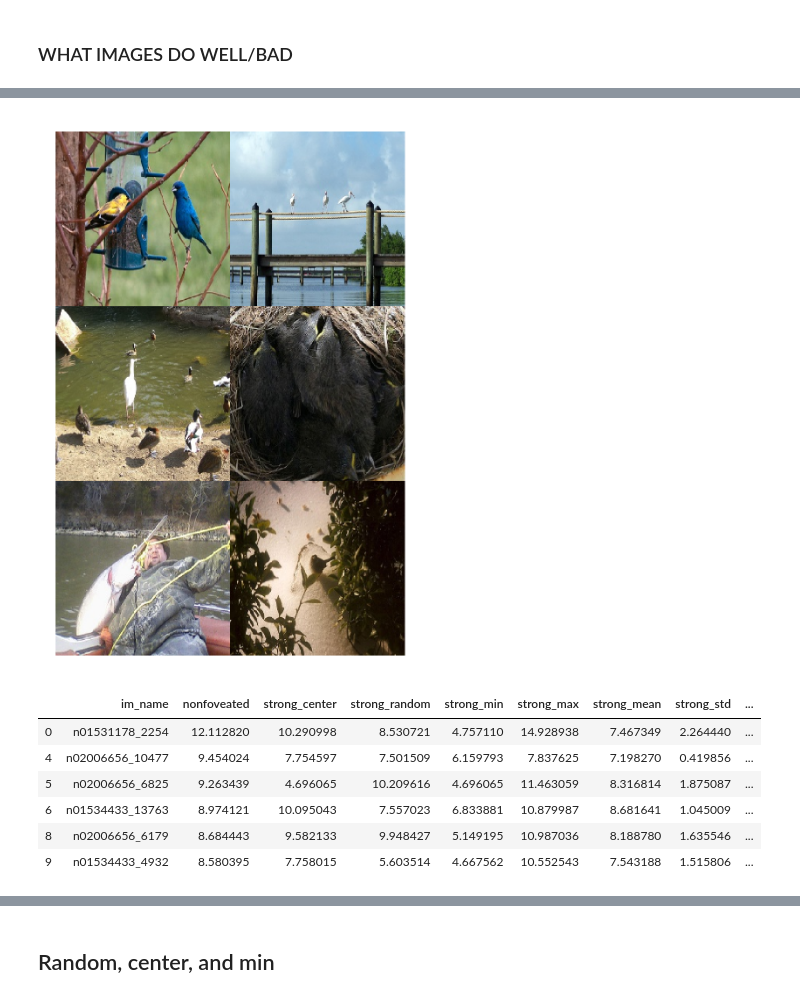
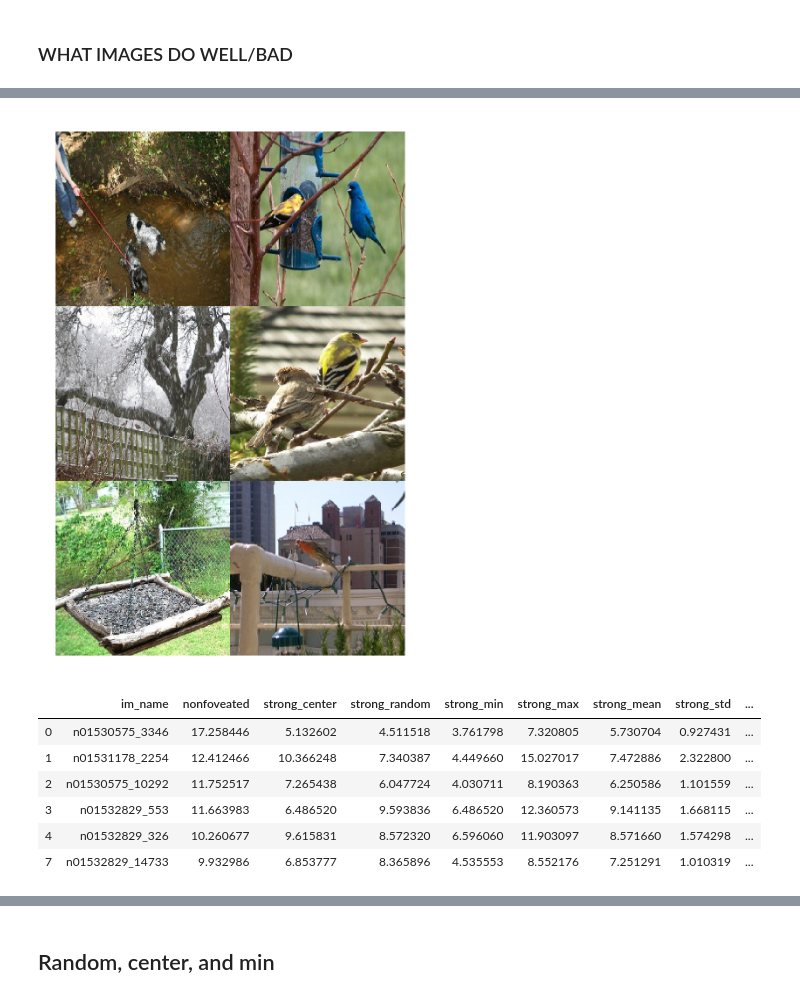
Before and after one commit to JohanvandenHeuvel/UsingASecondaryNetworkForFoveationInComputerVision, a Jupyter notebook: analysis_data.ipynb, the cells around one changed output, grey strips where cells are left out. Saved outputs shown, nothing was run; the diff lists cells and outputs as text; code cells hidden in the pictures.

Commit message:
added lots of new Q-tables and changes some parameters

```diff
--- a/analysis_data.ipynb
+++ b/analysis_data.ipynb
@@ -14,12 +14,16 @@ from ipywidgets import interact
 ## Creating dataframe
 # %%
 # csv containing Q_table
-Q_Table_nonfoveated = pd.read_csv('Q_tables/Q_table_nonfoveated.csv', sep=',')
-Q_Table_strong = pd.read_csv('Q_tables/Q_table_strongfoveated.csv', sep=',')
-Q_Table_weak = pd.read_csv('Q_tables/Q_table_weakfoveated.csv', sep=',')
+Q_Table_nonfoveated = pd.read_csv('Q_tables/Q_table_nonfoveated_first10.csv', sep=',')
+Q_Table_strong = pd.read_csv('Q_tables/Q_table_strongfoveated_first10.csv', sep=',')
+Q_Table_weak = pd.read_csv('Q_tables/Q_table_weakfoveated_first10.csv', sep=',')
 
 im_name = Q_Table_nonfoveated['class']
 nonfoveated = Q_Table_nonfoveated['score']
+
+#non-foveated misses 3 classes
+Q_Table_strong = Q_Table_strong[Q_Table_strong['class'].isin(im_name)].reset_index(drop=True)
+Q_Table_weak = Q_Table_weak[Q_Table_weak['class'].isin(im_name)].reset_index(drop=True)
 
 strong_center = Q_Table_strong['(2, 2)']
 strong_mean = Q_Table_strong.mean(axis=1)
@@ -164,7 +169,7 @@ fig.text(0.5, 0.04, 'cutoff range', ha='center', va='center')
 ax.plot(list(percentages_mean))
 ax.plot(list(percentages_min))
 ax.set(yticks=np.linspace(0,100,21), ylabel='% foveated better than nonfoveated')
-ax.set_xlim(0, 1000)
+ax.set_xlim(0, 3000)
 ax.spines['right'].set_visible(False)
 ax.yaxis.tick_left()
 
@@ -174,7 +179,7 @@ ax2.plot(list(percentages_min))
 # ax.ylabel('percentage % better then nonfoveated')
 # ax.xlabel('cutoff range')
 ax2.legend(['mean', 'min'])
-ax2.set_xlim(4000,6500)
+ax2.set_xlim(10000,len(result))
 ax2.spines['left'].set_visible(False)
 ax2.tick_params(left=False)  # don't put tick labels at the left
 
@@ -201,14 +206,16 @@ def find(name, path):
         if name in files:
             return os.path.join(root, name)
 # %%
-cutoff = 12
+cutoff = 15
 
 betterFoveated = result[:cutoff].loc[result['nonfoveated'][:cutoff] > result['weak_mean'][:cutoff]]
 im_names_better = list(betterFoveated['im_name'])
-im_paths_better = [find(im_name + '.jpg', 'E:\\ILSVRC2017\\nofoveation') for im_name in im_names_better]
+im_paths_better = [find(im_name + '.jpg', 'E:\\ILSVRC2017\\10classesfirst\\nofoveation') for im_name in im_names_better]
 images_better = [cv2.imread(path) for path in im_paths_better]
 
 worseFoveated = result[:cutoff].loc[result['nonfoveated'][:cutoff] < result['weak_mean'][:cutoff]]
 im_names_worse =list(worseFoveated['im_name'])
-im_paths_worse = [find(im_name+ '.jpg', 'E:\\ILSVRC2017\\nofoveation') for im_name in im_names_worse]
+im_paths_worse = [find(im_name+ '.jpg', 'E:\\ILSVRC2017\\10classesfirst\\nofoveation') for im_name in im_names_worse]
 images_worse = [cv2.imread(path) for path in im_paths_worse]
+
+print(len(images_better), len(images_worse))
@@ -247,33 +274,31 @@ worseFoveated
 # %%
 nrow = 3
 ncol = 2
 
 fig = plt.figure(figsize=(ncol+1, nrow+1), dpi=400)
 
 gs = gridspec.GridSpec(nrow, ncol,
          wspace=0.0, hspace=0.0,
          top=1.-0.5/(nrow+1), bottom=0.5/(nrow+1),
          left=0.5/(ncol+1), right=1-0.5/(ncol+1))
 
 for i in range(nrow):
     for j in range(ncol):
         im = images_better[i*ncol+j]
         RGB_img = cv2.cvtColor(im, cv2.COLOR_BGR2RGB)
         ax= plt.subplot(gs[i,j])
         ax.imshow(RGB_img)
         ax.axis('off')
 
 #plt.tight_layout() # do not use this!!
 fig.savefig("images/better", bbox_inches='tight')
 plt.show()
-
-betterFoveated
 # %% [output]
-[figure, old version]
+[figure, new version]
 |  | im_name | nonfoveated | strong_center | strong_random | strong_min | strong_max | strong_mean | strong_std | ... |
-| 0 | n01531178_2254 | 12.112820 | 10.290998 | 8.530721 | 4.757110 | 14.928938 | 7.467349 | 2.264440 | ... |
-| 4 | n02006656_10477 | 9.454024 | 7.754597 | 7.501509 | 6.159793 | 7.837625 | 7.198270 | 0.419856 | ... |
-| 5 | n02006656_6825 | 9.263439 | 4.696065 | 10.209616 | 4.696065 | 11.463059 | 8.316814 | 1.875087 | ... |
-| 6 | n01534433_13763 | 8.974121 | 10.095043 | 7.557023 | 6.833881 | 10.879987 | 8.681641 | 1.045009 | ... |
-| 8 | n02006656_6179 | 8.684443 | 9.582133 | 9.948427 | 5.149195 | 10.987036 | 8.188780 | 1.635546 | ... |
-| 9 | n01534433_4932 | 8.580395 | 7.758015 | 5.603514 | 4.667562 | 10.552543 | 7.543188 | 1.515806 | ... |
+| 0 | n01530575_3346 | 17.258446 | 5.132602 | 4.511518 | 3.761798 | 7.320805 | 5.730704 | 0.927431 | ... |
+| 1 | n01531178_2254 | 12.412466 | 10.366248 | 7.340387 | 4.449660 | 15.027017 | 7.472886 | 2.322800 | ... |
+| 2 | n01530575_10292 | 11.752517 | 7.265438 | 6.047724 | 4.030711 | 8.190363 | 6.250586 | 1.101559 | ... |
+| 3 | n01532829_553 | 11.663983 | 6.486520 | 9.593836 | 6.486520 | 12.360573 | 9.141135 | 1.668115 | ... |
+| 4 | n01532829_326 | 10.260677 | 9.615831 | 8.572320 | 6.596060 | 11.903097 | 8.571660 | 1.574298 | ... |
+| 7 | n01532829_14733 | 9.932986 | 6.853777 | 8.365896 | 4.535553 | 8.552176 | 7.251291 | 1.010319 | ... |
```
Also changed, not shown: parts of 15 cells of this notebook, 20 other files.
